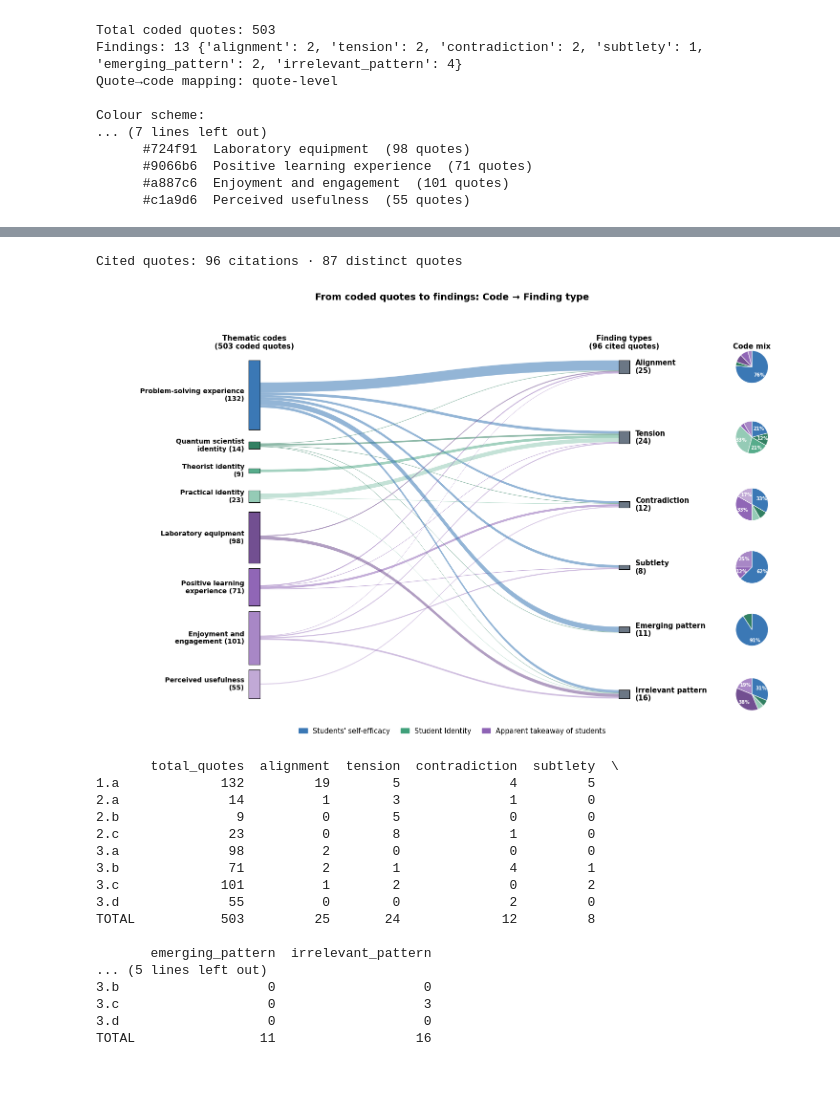
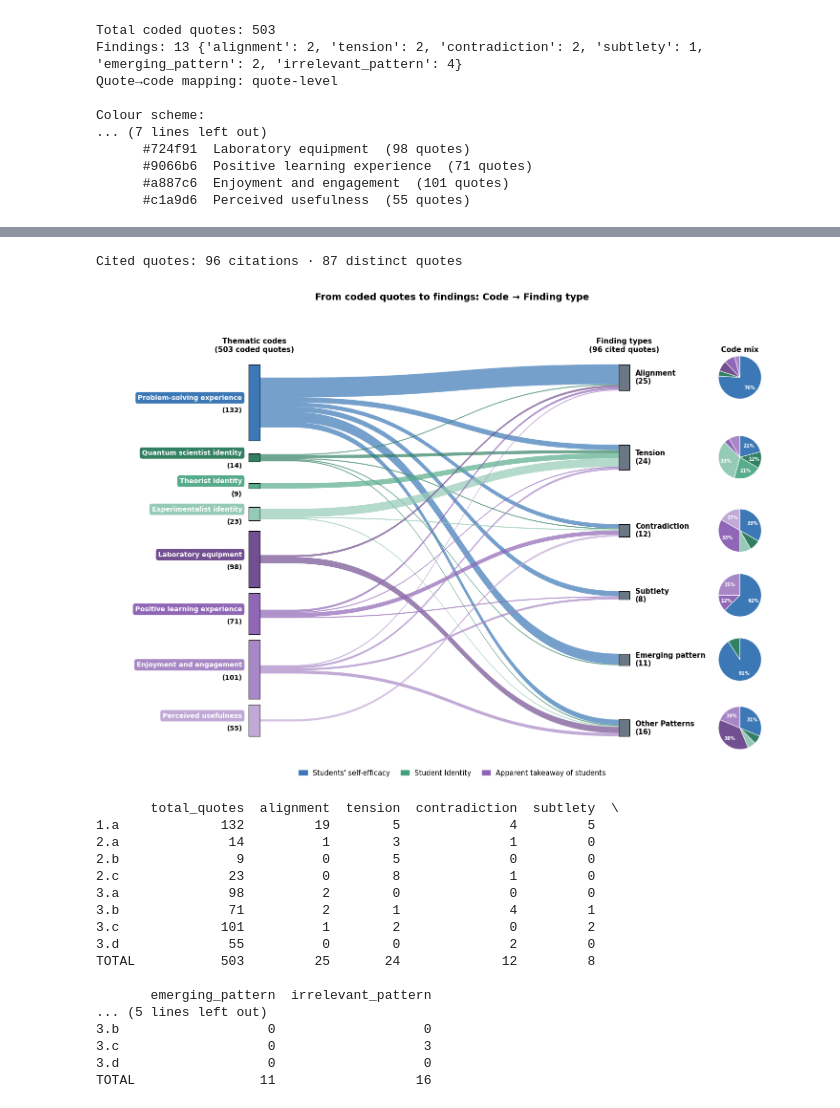
Before and after one commit to vitahehe/interviews, a Jupyter notebook: visualize.ipynb, the cells around one changed output, grey strips where cells are left out. Cells and saved outputs as stored; diff of their text form; code cells hidden in the pictures; blank space fills up the shorter version.

Commit message:
plots refinement

```diff
--- a/visualize.ipynb
+++ b/visualize.ipynb
@@ -314,15 +316,22 @@ def two_line_label(name, n):
 L = {c: max(CODE_TOTALS[c], sum(v for (s, _), v in flows.items() if s == c)) for c in CODES}
 R = {t: sum(v for (_, s), v in flows.items() if s == t) for t in FTYPES}
 
+# ribbons are drawn wider than the blocks' scale for visibility; the limit is where they would overflow a code block
+n_out = {c: sum(v for (s, _), v in flows.items() if s == c) for c in CODES}
+FLOW_SCALE = min(CODE_TOTALS[c] / n_out[c] for c in CODES if n_out[c])
+R_height = {t: FLOW_SCALE * v for t, v in R.items()}
+
 MIN_SLOT = 0.06                                   # min vertical space per code block (fraction of plot height)
 gapL = 0.02 * sum(L.values())
 scale = sum(L.values()) + gapL * (len(L) - 1)
 for _ in range(10):                               # enlarge scale until all slots fit in the plot height
     extra = sum(max(MIN_SLOT - v / scale, 0) for v in L.values())
     scale = (sum(L.values()) + gapL * (len(L) - 1)) / (1 - extra)
-scale = max(scale, 1.4 * sum(R.values()))
-gapR = (scale - sum(R.values())) / max(len(R) - 1, 1)
+scale = max(scale, 1.4 * sum(R_height.values()))
+gapR = (scale - sum(R_height.values())) / max(len(R_height) - 1, 1)
 NW = 0.03
+TRUNK_BLOCKS = 3                                  # flow lines stay combined for this many block widths, then split
+X_SPLIT = NW * (1 + TRUNK_BLOCKS)
 
 def place(vals, gap, x, min_slot=0.0):
     """Stack blocks top-down; each block gets at least `min_slot` height, bar centred in its slot."""
@@ -334,74 +343,94 @@ def place(vals, gap, x, min_slot=0.0):
         pos[n] = (x, yc - v / scale / 2, yc + v / scale / 2)
         y -= slots[n] + gap / scale
     return pos
-posL, posR = place(L, gapL, 0.0, MIN_SLOT), place(R, gapR, 1.0)
+posL, posR = place(L, gapL, 0.0, MIN_SLOT), place(R_height, gapR, 1.0)
 
 out_off, in_off = {}, {}
-for c in CODES:                                  # ribbons leave from the centre of each code block
+for c in CODES:                                  # ribbons are stacked at the centre of each code block
     _, yb, yt = posL[c]
-    total_out = sum(flows.get((c, t), 0) for t in FTYPES) / scale
+    targets = [t for t in FTYPES if flows.get((c, t))]
+    total_out = FLOW_SCALE * n_out[c] / scale
     y = (yb + yt) / 2 + total_out / 2
-    for t in FTYPES:
-        if flows.get((c, t)):
-            out_off[(c, t)] = y; y -= flows[(c, t)] / scale
+    for t in targets:
+        out_off[(c, t)] = y
+        y -= FLOW_SCALE * flows[(c, t)] / scale
 for t in FTYPES:
     y = posR[t][2]
     for c in CODES:
         if flows.get((c, t)):
-            in_off[(c, t)] = y; y -= flows[(c, t)] / scale
+            in_off[(c, t)] = y; y -= FLOW_SCALE * flows[(c, t)] / scale
 
-fig, ax = plt.subplots(figsize=(15, 10))
-for (c, t), v in flows.items():
-    if c not in CODE_COLOR:
+fig, ax = plt.subplots(figsize=(15, 11))
+xm = (X_SPLIT + 1) / 2
+codes = [MplPath.MOVETO] + [MplPath.CURVE4] * 3 + [MplPath.LINETO] + [MplPath.CURVE4] * 3 + [MplPath.CLOSEPOLY]
+for c in CODES:
+    targets = [t for t in FTYPES if flows.get((c, t))]
+    if not targets:
         continue
-    h, y0, y1, xm = v / scale, out_off[(c, t)], in_off[(c, t)], (NW + 1) / 2
-    verts = [(NW, y0), (xm, y0), (xm, y1), (1, y1), (1, y1 - h), (xm, y1 - h), (xm, y0 - h), (NW, y0 - h), (NW, y0)]
-    codes = [MplPath.MOVETO] + [MplPath.CURVE4] * 3 + [MplPath.LINETO] + [MplPath.CURVE4] * 3 + [MplPath.CLOSEPOLY]
-    ax.add_patch(mpatches.PathPatch(MplPath(verts, codes), fc=CODE_COLOR[c], ec='none', alpha=0.55))
+    # one shape per code: the combined trunk plus its split ribbons, so no seams show between them
+    _, yb, yt = posL[c]
+    trunk_h = FLOW_SCALE * n_out[c] / scale
+    y_top = (yb + yt) / 2 + trunk_h / 2
+    y_bot = y_top - trunk_h
+    trunk_verts = [(NW, y_top), (X_SPLIT, y_top), (X_SPLIT, y_bot), (NW, y_bot), (NW, y_top)]
+    shapes = [MplPath(trunk_verts, closed=True)]
+    for t in targets:
+        h = FLOW_SCALE * flows[(c, t)] / scale
+        y0 = out_off[(c, t)]
+        y1 = in_off[(c, t)]
+        verts = [(X_SPLIT, y0), (xm, y0), (xm, y1), (1, y1), (1, y1 - h), (xm, y1 - h), (xm, y0 - h), (X_SPLIT, y0 - h), (X_SPLIT, y0)]
+        shapes.append(MplPath(verts, codes))
+    ax.add_patch(mpatches.PathPatch(MplPath.make_compound_path(*shapes), fc=CODE_COLOR[c], ec='none', alpha=0.7))
 
 for c, (x, yb, yt) in posL.items():
     ax.add_patch(mpatches.Rectangle((x, yb), NW, yt - yb, fc=CODE_COLOR[c], ec='black', lw=0.8, zorder=5))
-    ax.text(x - 0.012, (yb + yt) / 2, two_line_label(code_label(c), CODE_TOTALS[c]),
-            ha='right', va='center', fontsize=10, fontweight='bold', linespacing=1.15)
+    yc = (yb + yt) / 2
+    ax.annotate(code_label(c), xy=(x - 0.018, yc), xytext=(0, 7), textcoords='offset points',
+                ha='right', va='center', fontsize=10, fontweight='bold', color='white',
+                bbox=dict(boxstyle='round,pad=0.35', fc=CODE_COLOR[c], ec='none'))
+    ax.annotate(f'({CODE_TOTALS[c]})', xy=(x - 0.018, yc), xytext=(0, -12), textcoords='offset points',
+                ha='right', va='center', fontsize=10, fontweight='bold')
 
-PIE = 0.12
+FTYPE_LABELS = {'irrelevant_pattern': 'Other Patterns'}   # display names that differ from the data
+PIE = 0.145                                       # pie diameter
+PIE_X = 1.255                                     # left edge of the pies
 for t, (x, yb, yt) in posR.items():
     yc = (yb + yt) / 2
     ax.add_patch(mpatches.Rectangle((x, yb), NW, yt - yb, fc=FINDING_COLOR, ec='black', lw=0.8, zorder=5))
-    ax.text(x + NW + 0.015, yc, two_line_label(t.replace('_', ' ').capitalize(), R[t]),
+    ax.text(x + NW + 0.015, yc, two_line_label(FTYPE_LABELS.get(t, t.replace('_', ' ').capitalize()), R[t]),
             ha='left', va='center', fontsize=10.5, fontweight='bold', linespacing=1.15)
 
     mix = [(c, flows[(c, t)]) for c in CODES if flows.get((c, t))]
-    pax = ax.inset_axes([1.30, yc - PIE / 2, PIE, PIE], transform=ax.transData)
+    pax = ax.inset_axes([PIE_X, yc - PIE / 2, PIE, PIE], transform=ax.transData)
     pax.pie([v for _, v in mix], colors=[CODE_COLOR[c] for c, _ in mix], startangle=90, counterclock=False,
             wedgeprops=dict(edgecolor='white', linewidth=0.8),
             autopct=lambda p: f'{p:.0f}%' if p >= 10 else '', pctdistance=0.68,
             textprops=dict(fontsize=7, fontweight='bold', color='white'))
     pax.set_aspect('equal')
 
 ax.text(NW / 2, 1.03, f'Thematic codes\n({TOTAL_QUOTES} coded quotes)',
         ha='center', va='bottom', fontsize=11, fontweight='bold')
 ax.text(1 + NW / 2, 1.03, f'Finding types\n({len(citations)} cited quotes)',
         ha='center', va='bottom', fontsize=11, fontweight='bold')
-ax.text(1.30 + PIE / 2, 1.03, 'Code mix', ha='center', va='bottom', fontsize=11, fontweight='bold')
+ax.text(PIE_X + PIE / 2, 1.03, 'Code mix', ha='center', va='bottom', fontsize=11, fontweight='bold')
 
 ax.set_xlim(-0.40, 1.5); ax.set_ylim(-0.04, 1.12); ax.axis('off')
 ax.set_title('From coded quotes to findings: Code → Finding type',
              fontsize=14, fontweight='bold', pad=30)
 
 theme_handles = [mpatches.Patch(color=THEME_COLOR[t], label=theme_names[t] or f'Theme {t}') for t in THEMES]
 fig.legend(handles=theme_handles, loc='lower center', bbox_to_anchor=(0.5, 0.02),
            ncol=len(THEMES), frameon=False, fontsize=10.5, handlelength=1.2, columnspacing=1.5)
 fig.subplots_adjust(left=0.01, right=0.99, top=0.9, bottom=0.08)
 plt.show()
 
 flow_df = pd.Series(flows).unstack(fill_value=0).reindex(index=CODES, columns=FTYPES, fill_value=0)
 flow_df.insert(0, 'total_quotes', [CODE_TOTALS[c] for c in CODES])
 flow_df.loc['TOTAL'] = flow_df.sum()
 print(flow_df)
 # %% [output]
 Cited quotes: 96 citations · 87 distinct quotes
-[figure, old version]
+[figure, new version]
        total_quotes  alignment  tension  contradiction  subtlety  \
 1.a             132         19        5              4         5
 2.a              14          1        3              1         0
```
Also changed, not shown: parts of 4 cells of this notebook, 1 other file.
